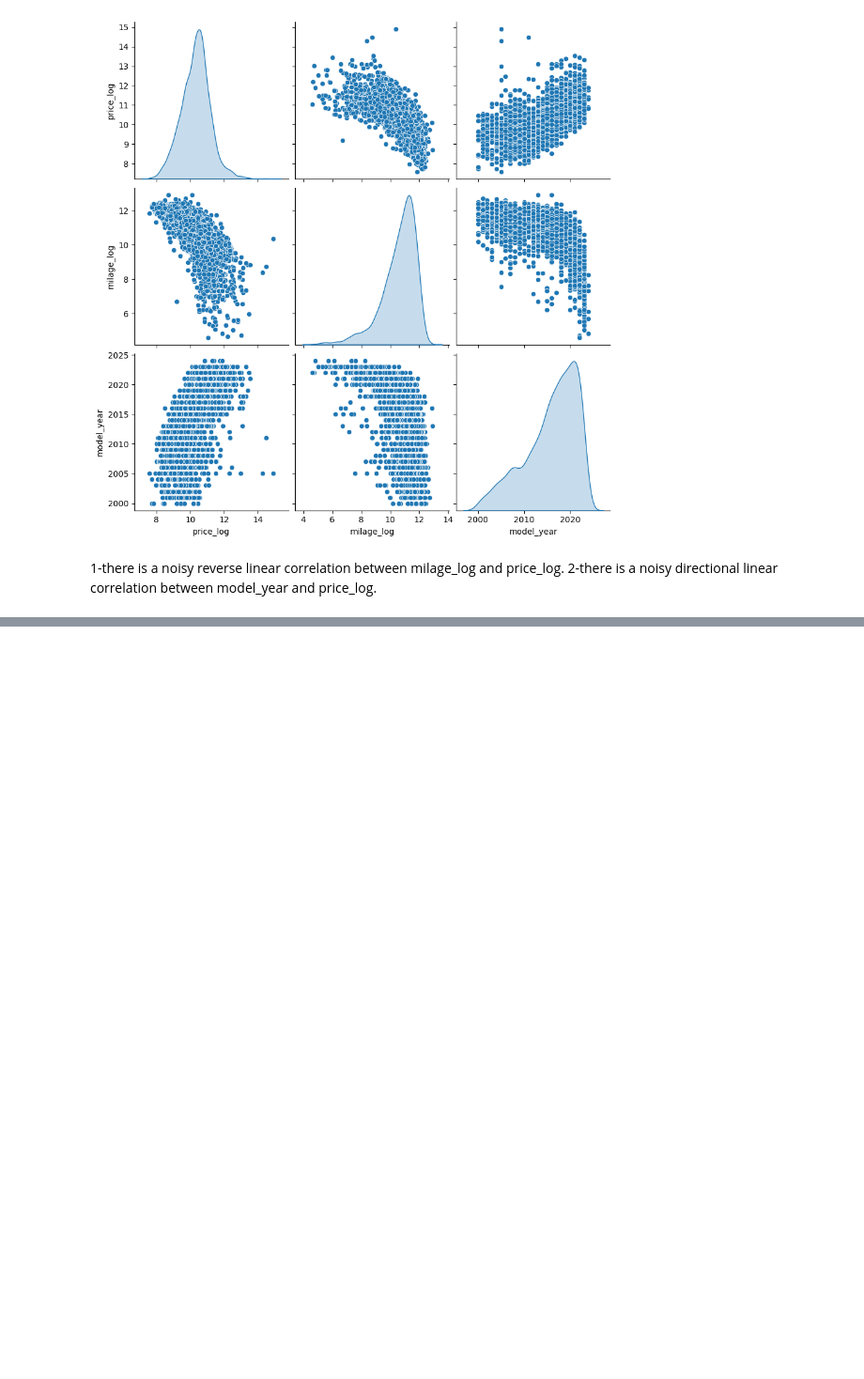
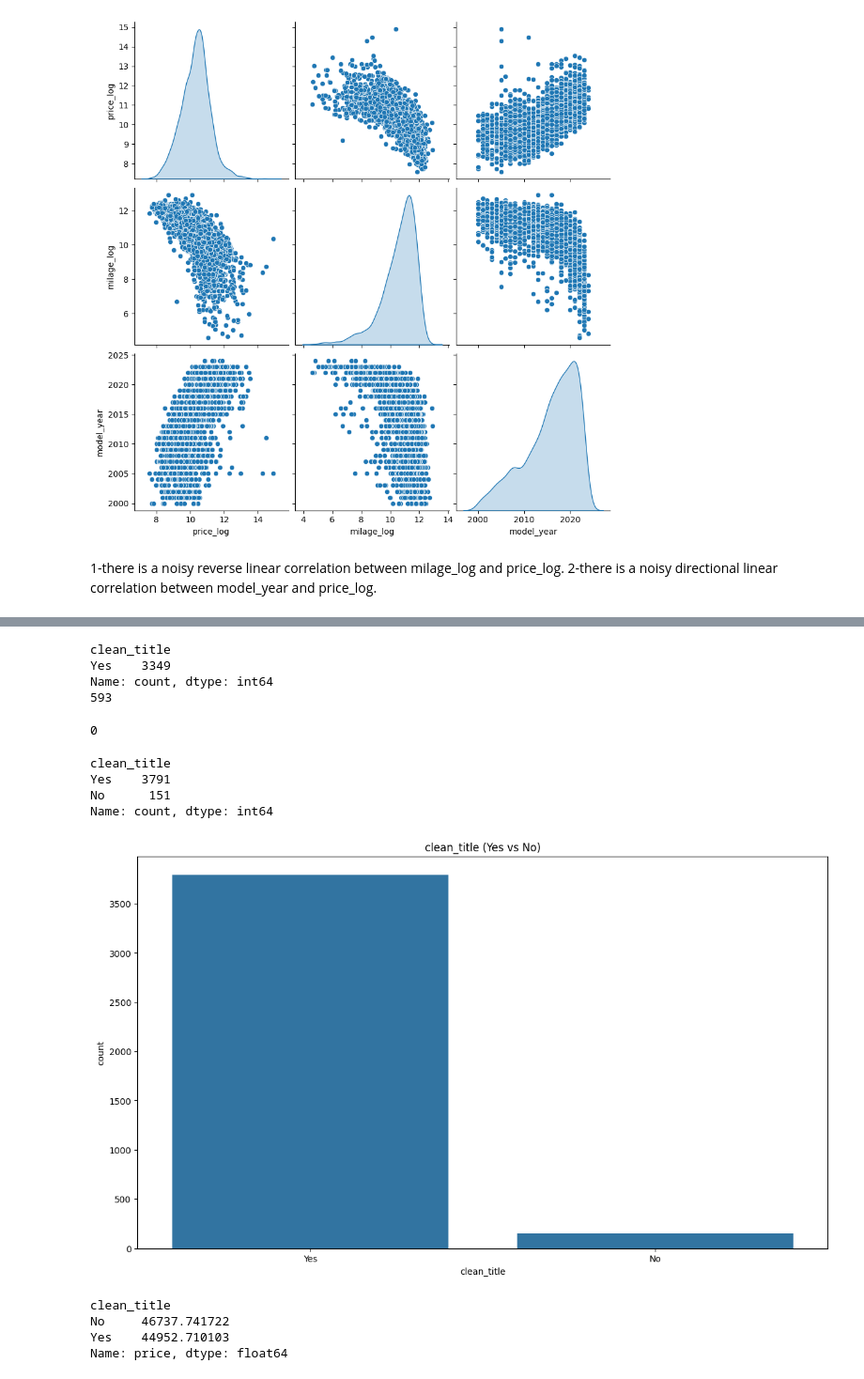
Before and after one commit to omar-reda123/Used-Car-Price-Prediction-End-to-End-ML-Project, a Jupyter notebook: notebooks/01_exploration.ipynb, the cells around one changed output, grey strips where cells are left out. Shown at 94% size. Drawn from its saved outputs; the diff is of its cells as text; code cells hidden in the pictures; blank space fills up the shorter version.

```diff
--- a/notebooks/01_exploration.ipynb
+++ b/notebooks/01_exploration.ipynb
@@ -377,0 +452,48 @@ plt.show()
+# %%
+#Rrplace No with NaN
+df["clean_title"] = df["clean_title"].replace("No", np.nan)
+# %%
+#Making sure of the replacement
+print(df["clean_title"].value_counts())
+print(df["clean_title"].isna().sum())
+# %% [output]
+clean_title
+Yes    3349
+Name: count, dtype: int64
+593
+# %%
+#smart solution:
+"""
+if df['accident'] == 'None reported' and df['clean_title'].isna()
+,then i will impute with Yes,
+else with No
+"""
+mask = (df['clean_title'].isna()) & (df['accident'] == 'None reported')
+df.loc[mask, 'clean_title'] = 'Yes'
+# %%
+df['clean_title']=df['clean_title'].fillna('No')
+# %%
+print(df["clean_title"].isna().sum())
+# %% [output]
+0
+# %%
+#some analysis
+#counts of binary Yes and No
+print(df["clean_title"].value_counts())
+#Count Plot (Yes vs No)
+plt.figure(figsize=(14,8))
+sns.countplot(x="clean_title", data=df)
+plt.title('clean_title (Yes vs No)')
+plt.show()
+#average price for each boolean
+df.groupby("clean_title")["price"].mean()
+# %% [output]
+clean_title
+Yes    3791
+No      151
+Name: count, dtype: int64
+[figure, added]
+clean_title
+No     46737.741722
+Yes    44952.710103
+Name: price, dtype: float64
```
Also changed, not shown: parts of 12 cells of this notebook.
